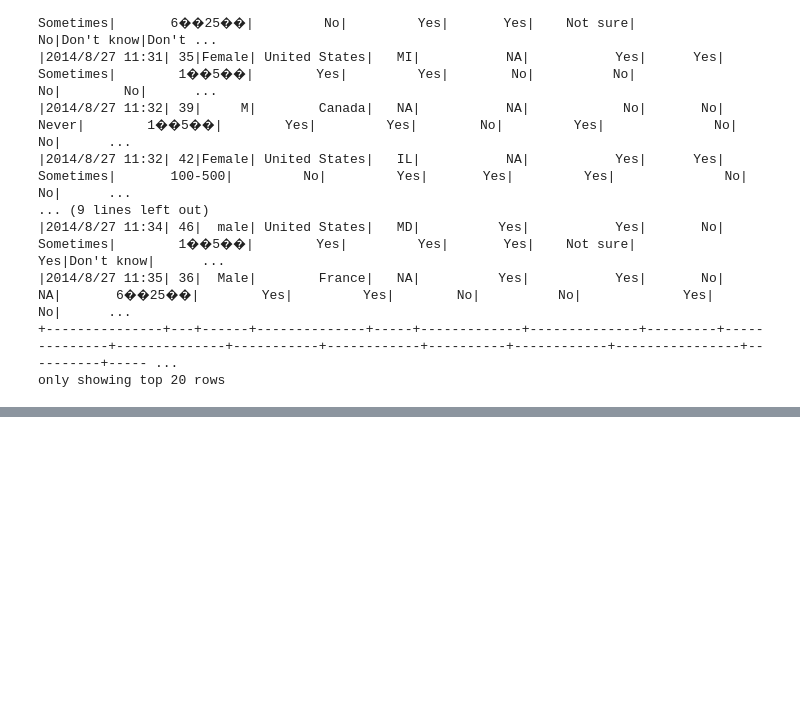
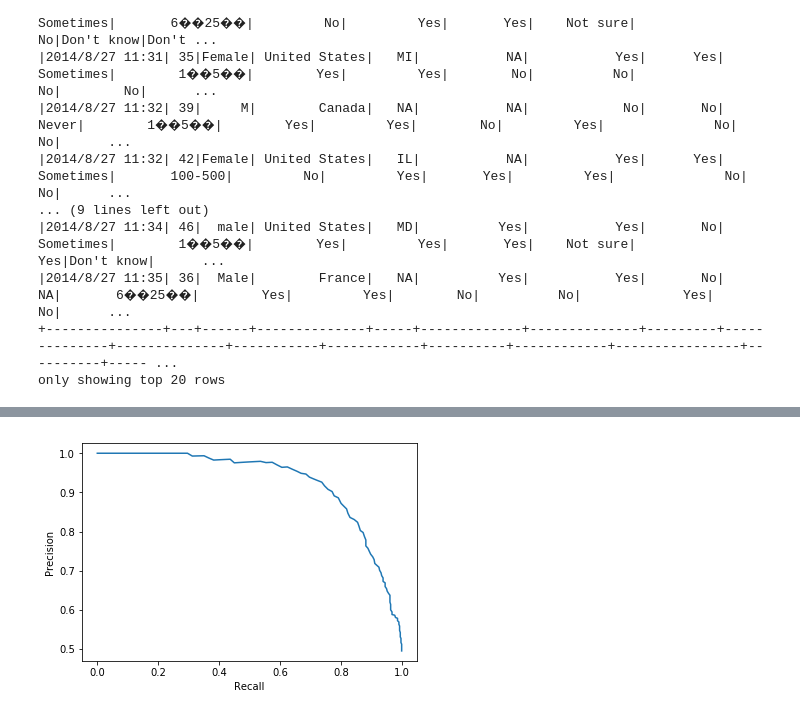
Before and after one commit to DoctorJY/mental-health-test, a Jupyter notebook: mental health analysis.ipynb, the cells around one changed output, grey strips where cells are left out. Cells and saved outputs as stored; diff of their text form; code cells hidden in the pictures; blank space fills up the shorter version.

```diff
--- a/mental health analysis.ipynb
+++ b/mental health analysis.ipynb
@@ -134,0 +368,8 @@ Total data points: 1259
+# %%
+pr = training_summary.pr.toPandas()
+plt.plot(pr['recall'],pr['precision'])
+plt.ylabel('Precision')
+plt.xlabel('Recall')
+plt.show()
+# %% [output]
+[figure, added]
```
Also changed, not shown: parts of 32 cells of this notebook, 2 other files.
